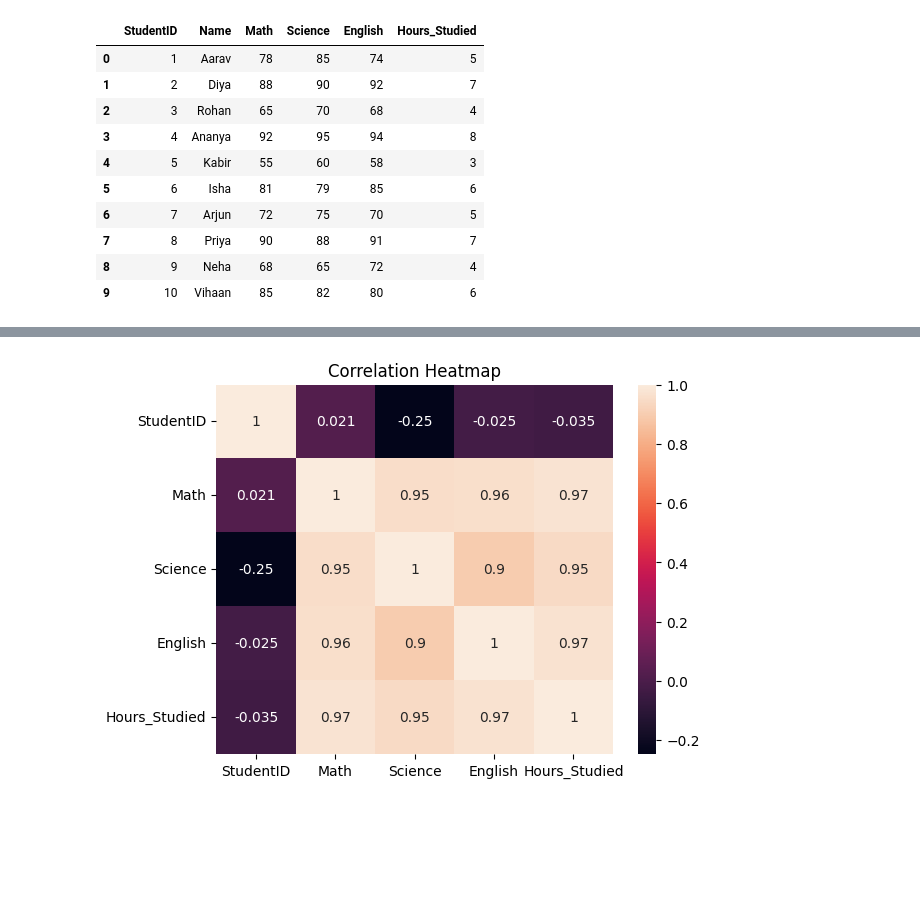
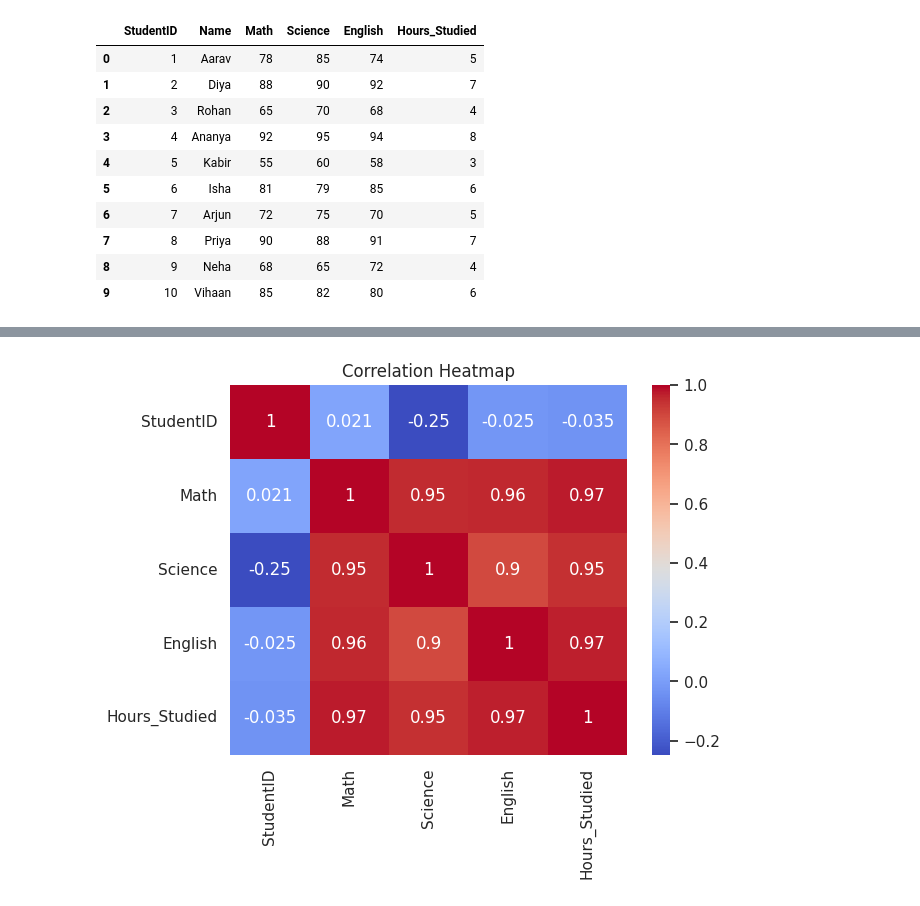
Before and after one commit to SanjuShreeVarshini/BackendFP, a Jupyter notebook: DATA_VISUALIZATION.ipynb, the cells around one changed output, grey strips where cells are left out. Drawn from its saved outputs; the diff is of its cells as text; code cells hidden in the pictures; blank space fills up the shorter version.

```diff
--- a/DATA_VISUALIZATION.ipynb
+++ b/DATA_VISUALIZATION.ipynb
@@ -10,90 +10,99 @@ import pandas as pd
 import matplotlib.pyplot as plt
 import seaborn as sns
 
+# Set seaborn style
+sns.set(style="whitegrid")
+
 # STEP 3: Load data
 df = pd.read_csv("student_scores.csv")
-
-# STEP 4: Show data
 display(df)
 
-# ---------------- BASIC CHARTS ----------------
-
-# Bar Chart – Math Marks
+# ---------------- BAR CHART ----------------
+# Math Marks per Student
 plt.figure()
-plt.bar(df["Name"], df["Math"])
+plt.bar(df["Name"], df["Math"], color="skyblue", edgecolor="black")
 plt.xticks(rotation=45)
-plt.xlabel("Student")
+plt.xlabel("Student Name")
 plt.ylabel("Math Marks")
 plt.title("Math Scores of Students")
 plt.show()
 
-# Line Chart – Hours Studied vs Math
+# ---------------- LINE CHART ----------------
+# Hours Studied vs Math
 plt.figure()
-plt.plot(df["Hours_Studied"], df["Math"], marker="o")
+plt.plot(df["Hours_Studied"], df["Math"],
+         color="red", marker="o", linewidth=2)
 plt.xlabel("Hours Studied")
 plt.ylabel("Math Marks")
 plt.title("Hours Studied vs Math Marks")
 plt.show()
 
-# Scatter Plot – Science vs English
+# ---------------- SCATTER CHART ----------------
+# Science vs English
 plt.figure()
-plt.scatter(df["Science"], df["English"])
+plt.scatter(df["Science"], df["English"],
+            color="green", s=80)
 plt.xlabel("Science Marks")
 plt.ylabel("English Marks")
 plt.title("Science vs English Marks")
 plt.show()
 
-# Histogram – English Marks
+# ---------------- HISTOGRAM ----------------
+# English Marks Distribution
 plt.figure()
-plt.hist(df["English"], bins=5)
+plt.hist(df["English"], bins=5,
+         color="orange", edgecolor="black")
 plt.xlabel("English Marks")
-plt.ylabel("No. of Students")
-plt.title("Distribution of English Marks")
+plt.ylabel("Number of Students")
+plt.title("English Marks Distribution")
 plt.show()
 
-# ---------------- ADVANCED CHARTS ----------------
-
-# Box Plot – Subject Score Distribution
+# ---------------- BOX PLOT ----------------
 plt.figure()
-sns.boxplot(data=df[["Math", "Science", "English"]])
+sns.boxplot(
+    data=df[["Math", "Science", "English"]],
+    palette="Set2"
+)
 plt.title("Box Plot of Subject Scores")
 plt.show()
 
-# Violin Plot – Subject Score Density
+# ---------------- VIOLIN PLOT ----------------
 plt.figure()
-sns.violinplot(data=df[["Math", "Science", "English"]])
+sns.violinplot(
+    data=df[["Math", "Science", "English"]],
+    palette="Pastel1"
+)
 plt.title("Violin Plot of Subject Scores")
 plt.show()
 
-# KDE Plot – Math Score Distribution
+# ---------------- KDE PLOT ----------------
 plt.figure()
-sns.kdeplot(df["Math"], fill=True)
-plt.title("KDE Plot of Math Scores")
+sns.kdeplot(df["Math"], fill=True, color="purple")
+plt.title("KDE Plot of Math Marks")
 plt.show()
 
-# Count Plot – Study Hours Frequency
+# ---------------- COUNT PLOT ----------------
 plt.figure()
-sns.countplot(x="Hours_Studied", data=df)
+sns.countplot(x="Hours_Studied", data=df, palette="viridis")
 plt.title("Frequency of Study Hours")
 plt.show()
 
-# ---------------- COMPARISON CHARTS ----------------
-
-# Average marks per subject
-avg_scores = df[["Math", "Science", "English"]].mean()
+# ---------------- AVERAGE MARKS ----------------
+avg_marks = df[["Math", "Science", "English"]].mean()
 
 plt.figure()
-avg_scores.plot(kind="bar")
+avg_marks.plot(kind="bar", color=["blue", "green", "red"])
 plt.ylabel("Average Marks")
 plt.title("Average Marks per Subject")
 plt.show()
 
-# ---------------- HEATMAP (FIXED) ----------------
-
-# Correlation Heatmap (NUMERIC ONLY)
+# ---------------- HEATMAP ----------------
 plt.figure()
-numeric_df = df.select_dtypes(include="number")
-sns.heatmap(numeric_df.corr(), annot=True)
+sns.heatmap(
+    df.select_dtypes(include="number").corr(),
+    annot=True,
+    cmap="coolwarm"
+)
 plt.title("Correlation Heatmap")
 plt.show()
 # %% [output]
@@ -122 +134 @@ Saving student_scores.csv to student_scores (1).csv
-[figure, old version]
+[figure, new version]
```
Also changed, not shown: parts of 1 cell of this notebook.
